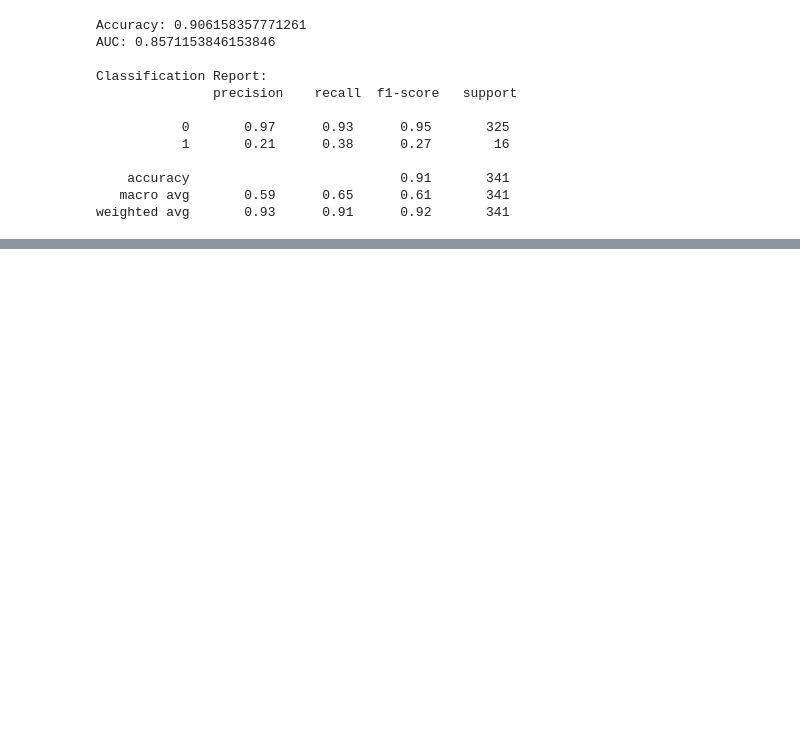
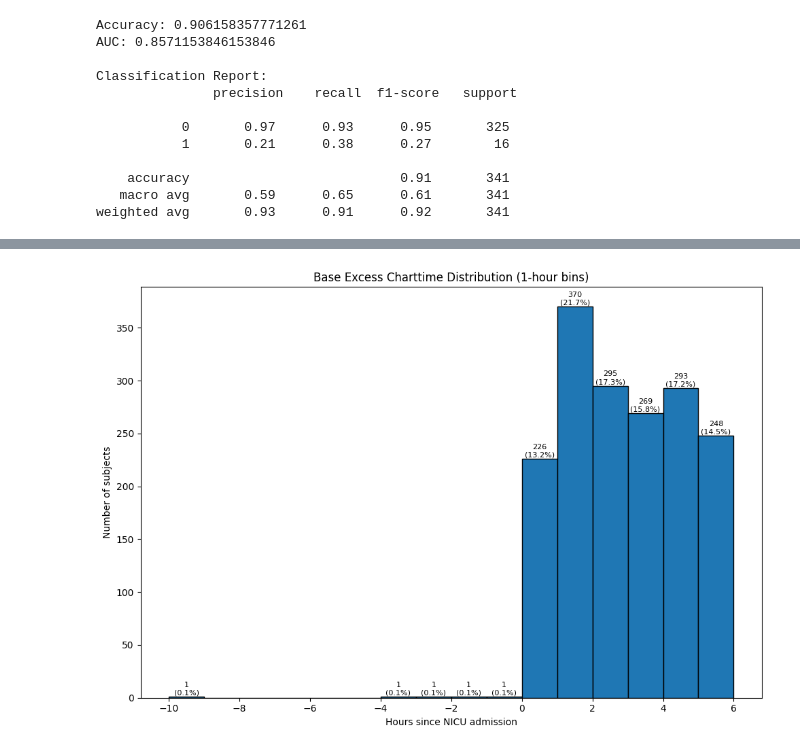
Before and after one commit to irith-kat/NICU-MP, a Jupyter notebook: eda.ipynb, the cells around one changed output, grey strips where cells are left out. Cells and saved outputs as stored; diff of their text form; code cells hidden in the pictures; blank space fills up the shorter version.

```diff
--- a/eda.ipynb
+++ b/eda.ipynb
@@ -1132,0 +1188,23 @@ weighted avg       0.93      0.91      0.92       341
+# %%
+plt.figure(figsize=(10, 7))
+col = 'Base Excess_chart_hours'
+bins = np.arange(math.floor(df[col].min()), math.ceil(df[col].max())+1, 1)
+counts, edges, patches =  plt.hist(df[col], bins=bins, edgecolor='black')
+percentages = (counts / counts.sum()) * 100
+for count, pct, left, right in zip(counts, percentages, edges[:-1], edges[1:]):
+    if count > 0:  # skip empty bins
+        plt.text(
+            (left + right) / 2,     # center of the bar
+            count + 0.5,            # slightly above the bar
+            f"{int(count)}\n({pct:.1f}%)",  # both count and percent
+            ha='center',
+            va='bottom',
+            fontsize=8
+        )
+plt.xlabel('Hours since NICU admission')
+plt.ylabel('Number of subjects')
+plt.title('Base Excess Charttime Distribution (1-hour bins)')
+plt.tight_layout()
+plt.show()
+# %% [output]
+[figure, added]
```
Also changed, not shown: parts of 6 cells of this notebook, 4 other files.
